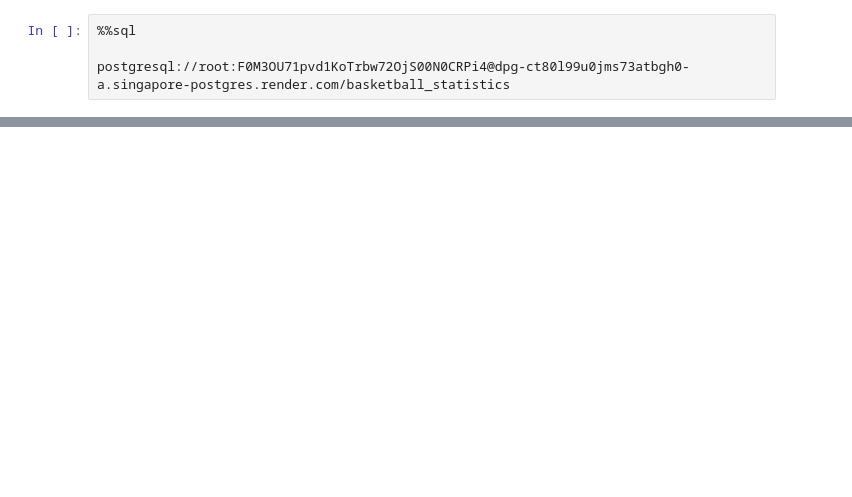
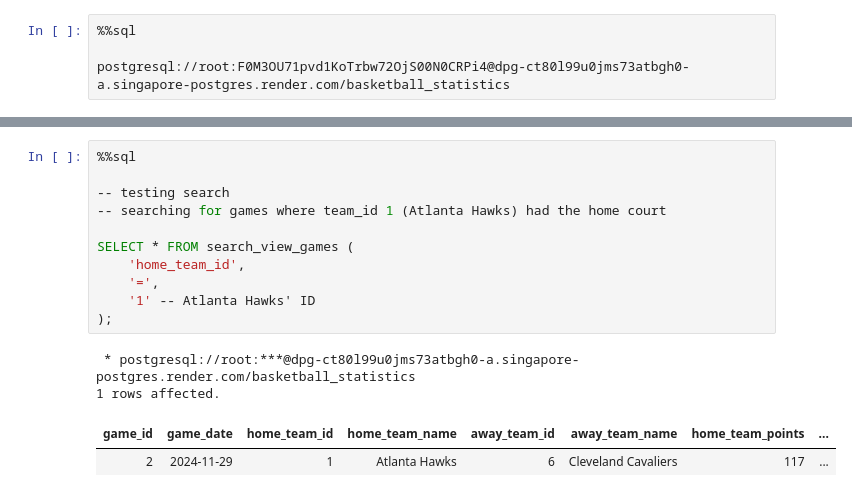
Before and after one commit to NatthaphatP/database-design-project, a Jupyter notebook: basketball.ipynb, the cells around one changed output, grey strips where cells are left out. Saved outputs shown, nothing was run; the diff lists cells and outputs as text; blank space fills up the shorter version.

```diff
--- a/basketball.ipynb
+++ b/basketball.ipynb
@@ -1084,0 +1040,16 @@ $$;
+# %%
+%%sql
+
+-- testing search
+-- searching for games where team_id 1 (Atlanta Hawks) had the home court
+
+SELECT * FROM search_view_games (
+    'home_team_id',
+    '=',
+    '1' -- Atlanta Hawks' ID
+);
+# %% [output]
+ * postgresql://root:***@dpg-ct80l99u0jms73atbgh0-a.singapore-postgres.render.com/basketball_statistics
+1 rows affected.
+| game_id | game_date | home_team_id | home_team_name | away_team_id | away_team_name | home_team_points | ... |
+| 2 | 2024-11-29 | 1 | Atlanta Hawks | 6 | Cleveland Cavaliers | 117 | ... |
```
Also changed, not shown: parts of 44 cells of this notebook, 2 other files.
